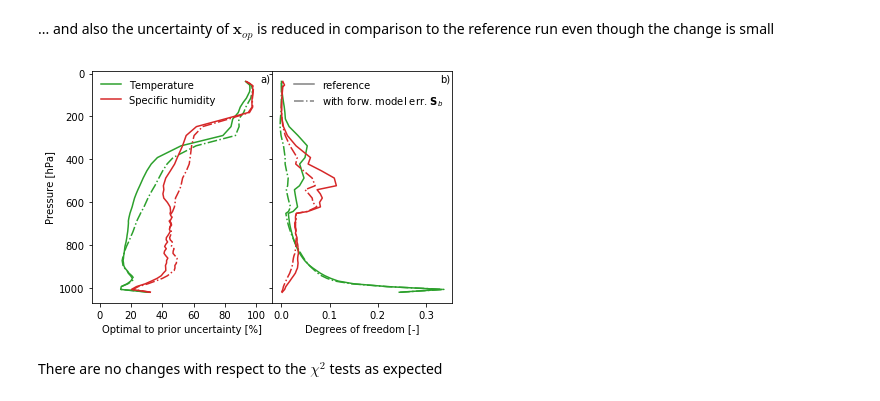
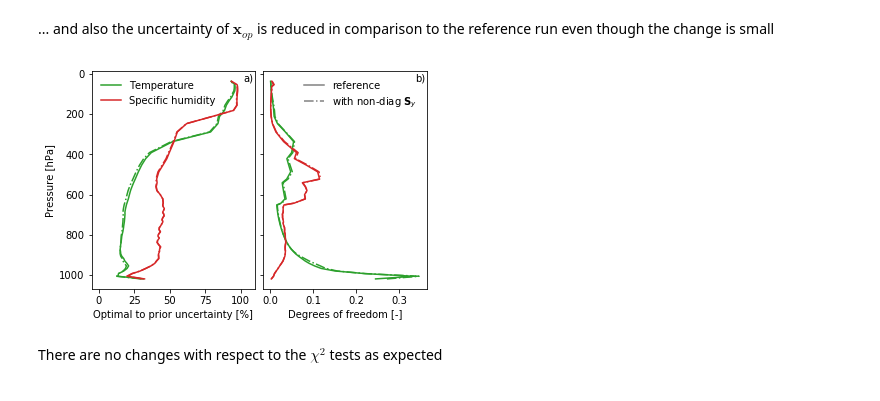
Before and after one commit to maahn/pyOptimalEstimation_examples, a Jupyter notebook: Supplement A - MWR retrieval.ipynb, the cells around one changed output. Cells and saved outputs as stored; diff of their text form; code cells hidden in the pictures.

```diff
--- a/Supplement A - MWR retrieval.ipynb
+++ b/Supplement A - MWR retrieval.ipynb
@@ -1137,15 +1143,11 @@ oe_nondiag.dgf - oe_ref.dgf
 ... and also the uncertainty of $\mathbf{x}_{op}$ is reduced in comparison to the reference run even though the change is small
 # %%
 fig = supporting_routines.plot_uncertainty_dof(
-    oe_ref, oe_b, 'with forw. model err. $\mathbf{S}_b$',
+    oe_ref, oe_nondiag, 'with non-diag $\mathbf{S}_y$',
     pressure.sel(season='MAM') / 100,
 )
-fig.tight_layout()
-fig.subplots_adjust(wspace=0)
-fig.savefig('Figure3.png', dpi=200)
-fig.savefig('Figure3.pdf')
 # %% [output]
-[figure, old version]
+[figure, new version]
 # %% [markdown]
 There are no changes with respect to the $\chi^2$ tests as expected
 # %%
```
Also changed, not shown: parts of 23 cells of this notebook, 3 other files.
